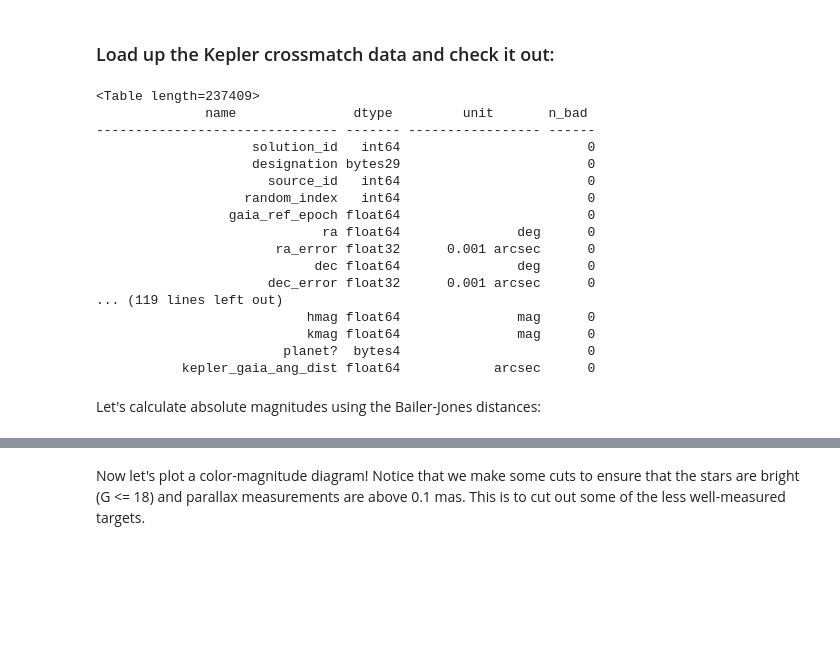
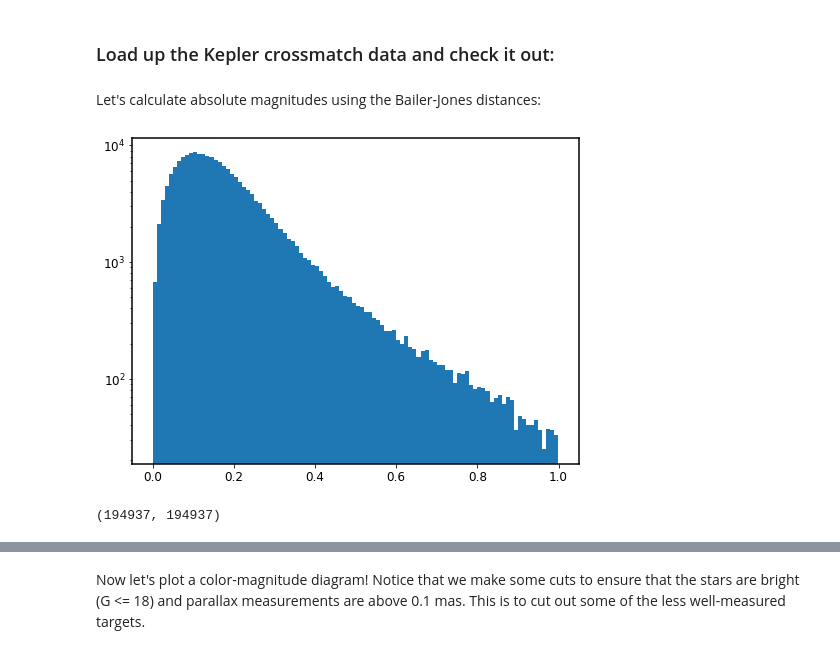
Before and after one commit to megbedell/gaia-kepler.fun, a Jupyter notebook: notebooks/demo.ipynb, the cells around one changed output, grey strips where cells are left out. Drawn from its saved outputs; the diff is of its cells as text; code cells hidden in the pictures; blank space fills up the shorter version.

```diff
--- a/notebooks/demo.ipynb
+++ b/notebooks/demo.ipynb
@@ -16,23 +18,3 @@ kep_data = Table.read('../scripts/kepler_dr2_4arcsec.fits', format='fits')
-# %%
-kep_data.info
-# %% [output]
-<Table length=237409>
-              name               dtype         unit       n_bad
-------------------------------- ------- ----------------- ------
-                    solution_id   int64                        0
-                    designation bytes29                        0
-                      source_id   int64                        0
-                   random_index   int64                        0
-                 gaia_ref_epoch float64                        0
-                             ra float64               deg      0
-                       ra_error float32      0.001 arcsec      0
-                            dec float64               deg      0
-                      dec_error float32      0.001 arcsec      0
-... (119 lines left out)
-                           hmag float64               mag      0
-                           kmag float64               mag      0
-                        planet?  bytes4                        0
-           kepler_gaia_ang_dist float64            arcsec      0
 # %% [markdown]
 Let's calculate absolute magnitudes using the Bailer-Jones distances:
 # %%
@@ -41,3 +23,8 @@ Let's calculate absolute magnitudes using the Bailer-Jones distances:
 kep_data['abs_gmag'] = kep_data['phot_g_mean_mag'] + \
                             5.*(np.log10(kep_data['parallax']/1.e3) + 1.)
 kep_data['abs_gmag'].unit = u.mag
+# %%
+plt.hist(kep_data['kepler_gaia_ang_dist'],bins=100)
+plt.yscale('log');
+# %% [output]
+[figure, added]
@@ -43,0 +33,4 @@ kep_data['abs_gmag'].unit = u.mag
+# %%
+len(best_match), len(kep_data)
+# %% [output]
+(194937, 194937)
```
Also changed, not shown: parts of 7 cells of this notebook, 4 other files.
